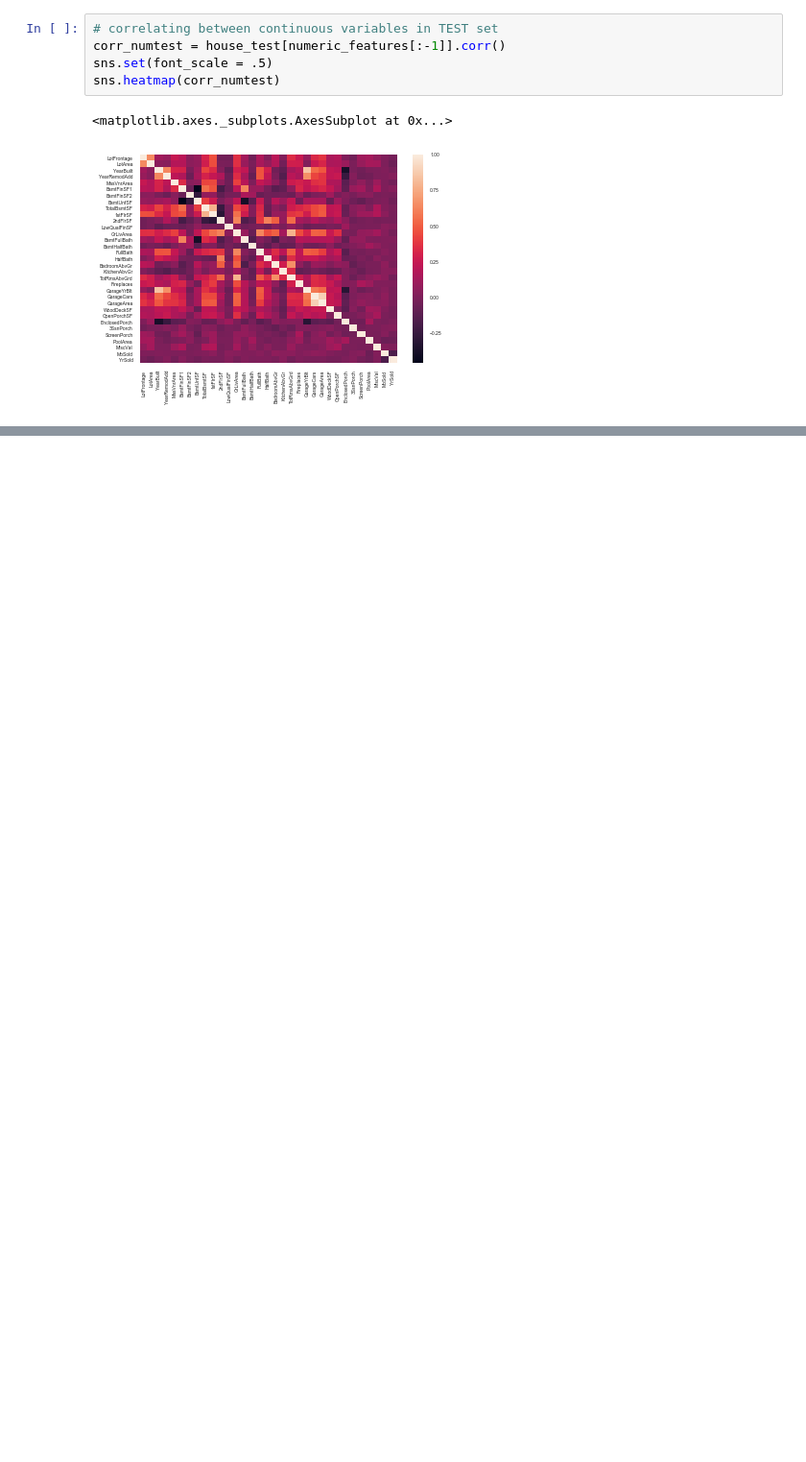
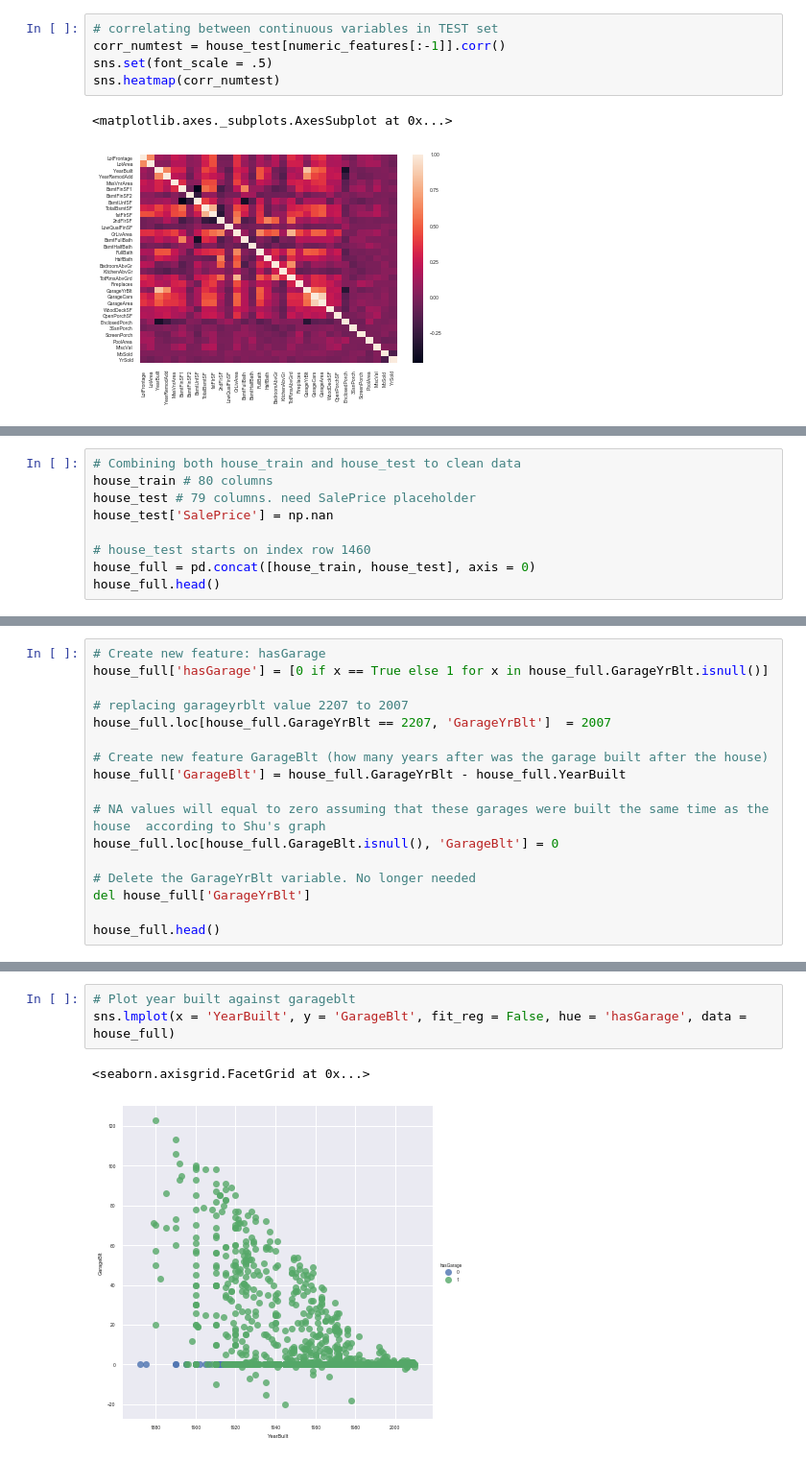
Before and after one commit to reflexiveprophecy/Kaggle_Predict_Ames_Iowa_Housing_Prices, a Jupyter notebook: ML_Project_KM.ipynb, the cells around one changed output, grey strips where cells are left out. Shown at 96% size. Cells and saved outputs as stored; diff of their text form; blank space fills up the shorter version.

```diff
--- a/ML_Project_KM.ipynb
+++ b/ML_Project_KM.ipynb
@@ -229,0 +276,9 @@ sns.heatmap(corr_numtest)
+# %%
+# Combining both house_train and house_test to clean data
+house_train # 80 columns
+house_test # 79 columns. need SalePrice placeholder
+house_test['SalePrice'] = np.nan
+
+# house_test starts on index row 1460
+house_full = pd.concat([house_train, house_test], axis = 0)
+house_full.head()
@@ -229,0 +295,17 @@ sns.heatmap(corr_numtest)
+# %%
+# Create new feature: hasGarage
+house_full['hasGarage'] = [0 if x == True else 1 for x in house_full.GarageYrBlt.isnull()]
+
+# replacing garageyrblt value 2207 to 2007
+house_full.loc[house_full.GarageYrBlt == 2207, 'GarageYrBlt']  = 2007
+
+# Create new feature GarageBlt (how many years after was the garage built after the house)
+house_full['GarageBlt'] = house_full.GarageYrBlt - house_full.YearBuilt
+
+# NA values will equal to zero assuming that these garages were built the same time as the house  according to Shu's graph
+house_full.loc[house_full.GarageBlt.isnull(), 'GarageBlt'] = 0
+
+# Delete the GarageYrBlt variable. No longer needed
+del house_full['GarageYrBlt']
+
+house_full.head()
@@ -229,0 +320,6 @@ sns.heatmap(corr_numtest)
+# %%
+# Plot year built against garageblt
+sns.lmplot(x = 'YearBuilt', y = 'GarageBlt', fit_reg = False, hue = 'hasGarage', data = house_full)
+# %% [output]
+<seaborn.axisgrid.FacetGrid at 0x...>
+[figure, added]
```
Also changed, not shown: parts of 18 cells of this notebook.
